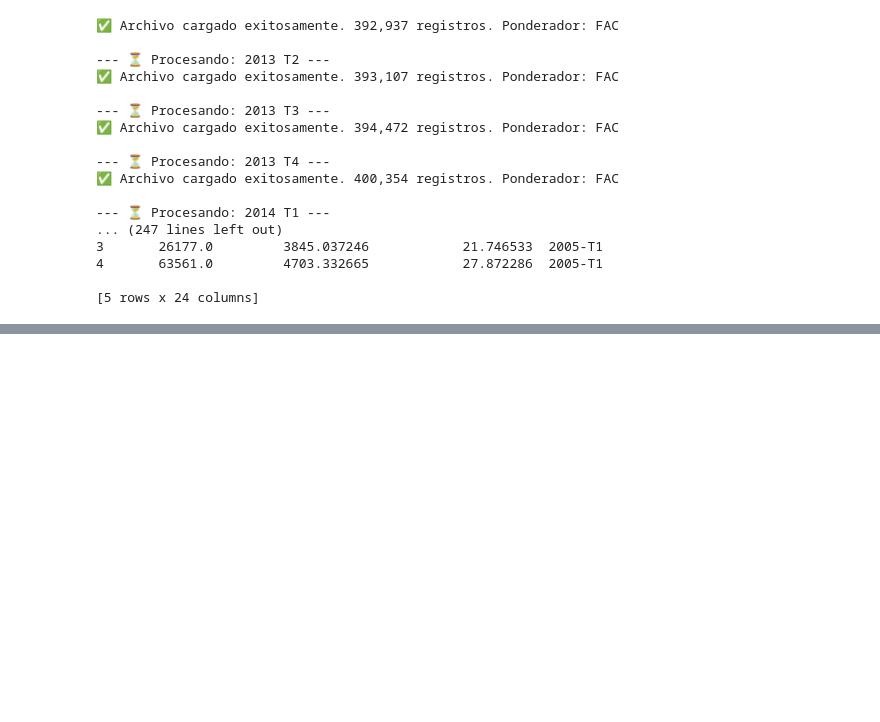
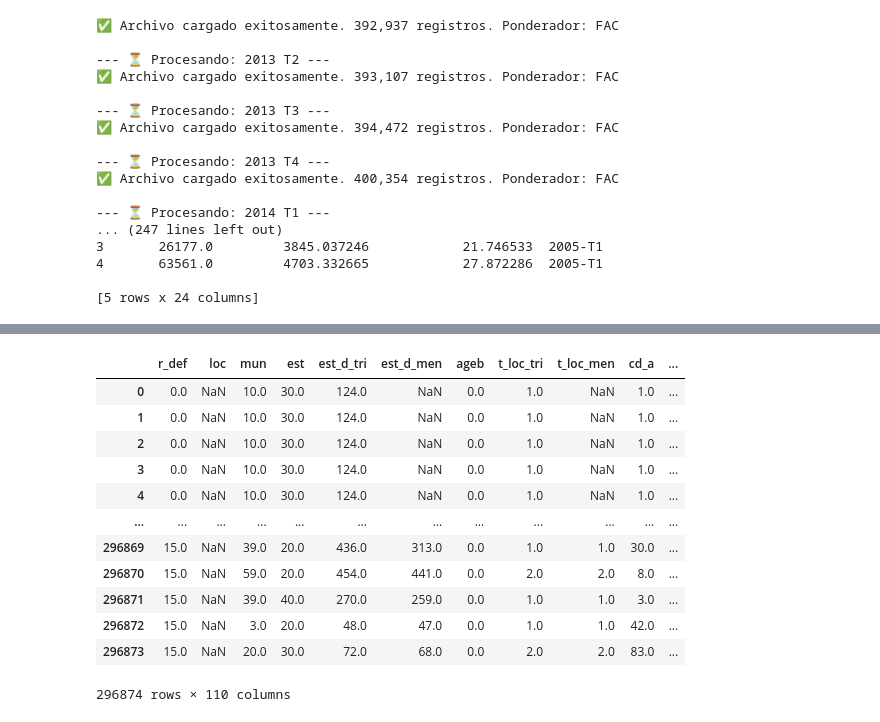
Before and after one commit to Roderictus/ENOE-2025, a Jupyter notebook: Trimestral_Nacional_y_Estatal.ipynb, the cells around one changed output, grey strips where cells are left out. Saved outputs shown, nothing was run; the diff lists cells and outputs as text; code cells hidden in the pictures; blank space fills up the shorter version.

```diff
--- a/Trimestral_Nacional_y_Estatal.ipynb
+++ b/Trimestral_Nacional_y_Estatal.ipynb
@@ -1264,3 +1782,19 @@ the string values returned are correct.
+# %%
+temp
+# %% [output]
+|  | r_def | loc | mun | est | est_d_tri | est_d_men | ageb | t_loc_tri | t_loc_men | cd_a | ... |
+| 0 | 0.0 | NaN | 10.0 | 30.0 | 124.0 | NaN | 0.0 | 1.0 | NaN | 1.0 | ... |
+| 1 | 0.0 | NaN | 10.0 | 30.0 | 124.0 | NaN | 0.0 | 1.0 | NaN | 1.0 | ... |
+| 2 | 0.0 | NaN | 10.0 | 30.0 | 124.0 | NaN | 0.0 | 1.0 | NaN | 1.0 | ... |
+| 3 | 0.0 | NaN | 10.0 | 30.0 | 124.0 | NaN | 0.0 | 1.0 | NaN | 1.0 | ... |
+| 4 | 0.0 | NaN | 10.0 | 30.0 | 124.0 | NaN | 0.0 | 1.0 | NaN | 1.0 | ... |
+| ... | ... | ... | ... | ... | ... | ... | ... | ... | ... | ... | ... |
+| 296869 | 15.0 | NaN | 39.0 | 20.0 | 436.0 | 313.0 | 0.0 | 1.0 | 1.0 | 30.0 | ... |
+| 296870 | 15.0 | NaN | 59.0 | 20.0 | 454.0 | 441.0 | 0.0 | 2.0 | 2.0 | 8.0 | ... |
+| 296871 | 15.0 | NaN | 39.0 | 40.0 | 270.0 | 259.0 | 0.0 | 1.0 | 1.0 | 3.0 | ... |
+| 296872 | 15.0 | NaN | 3.0 | 20.0 | 48.0 | 47.0 | 0.0 | 1.0 | 1.0 | 42.0 | ... |
+| 296873 | 15.0 | NaN | 20.0 | 30.0 | 72.0 | 68.0 | 0.0 | 2.0 | 2.0 | 83.0 | ... |
+296874 rows × 110 columns
 # %%
 # deflactor_mexico = [
 #    100.00, 100.52, 101.25, 102.34, 103.11, 103.22, 104.13, 105.47,
```
Also changed, not shown: parts of 2 cells of this notebook, 1 other file.
